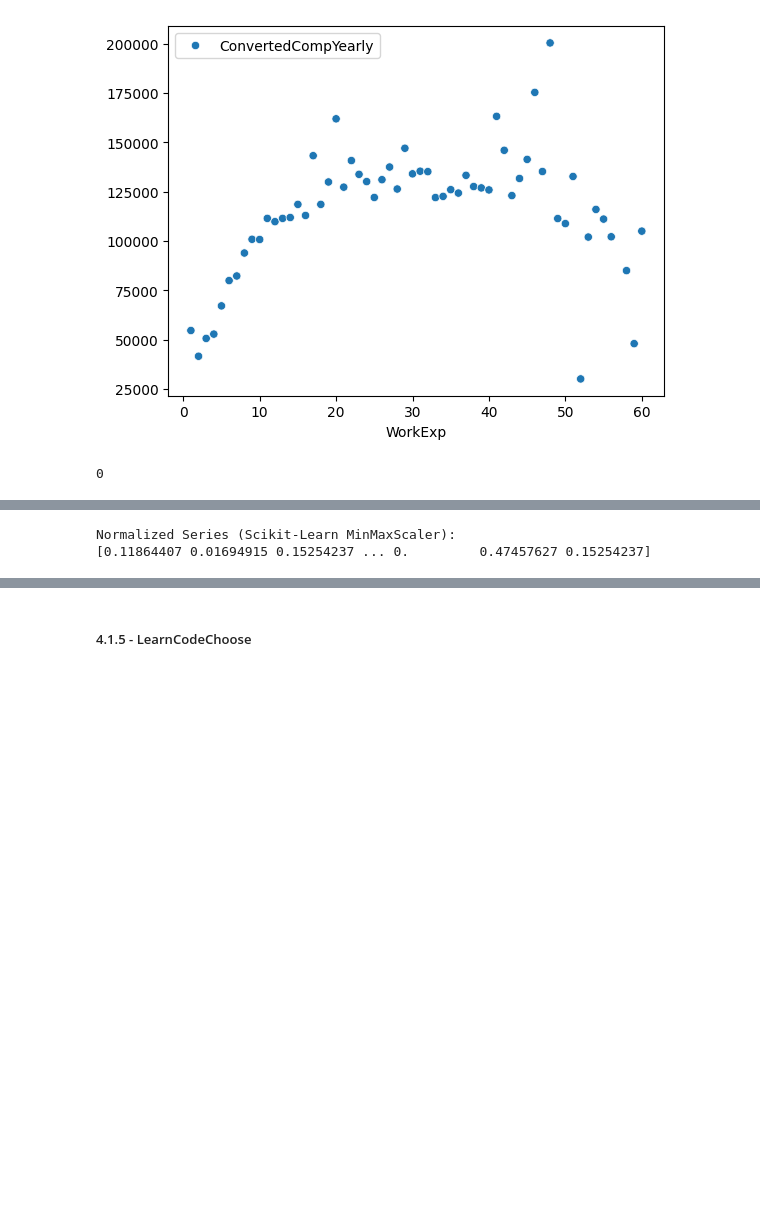
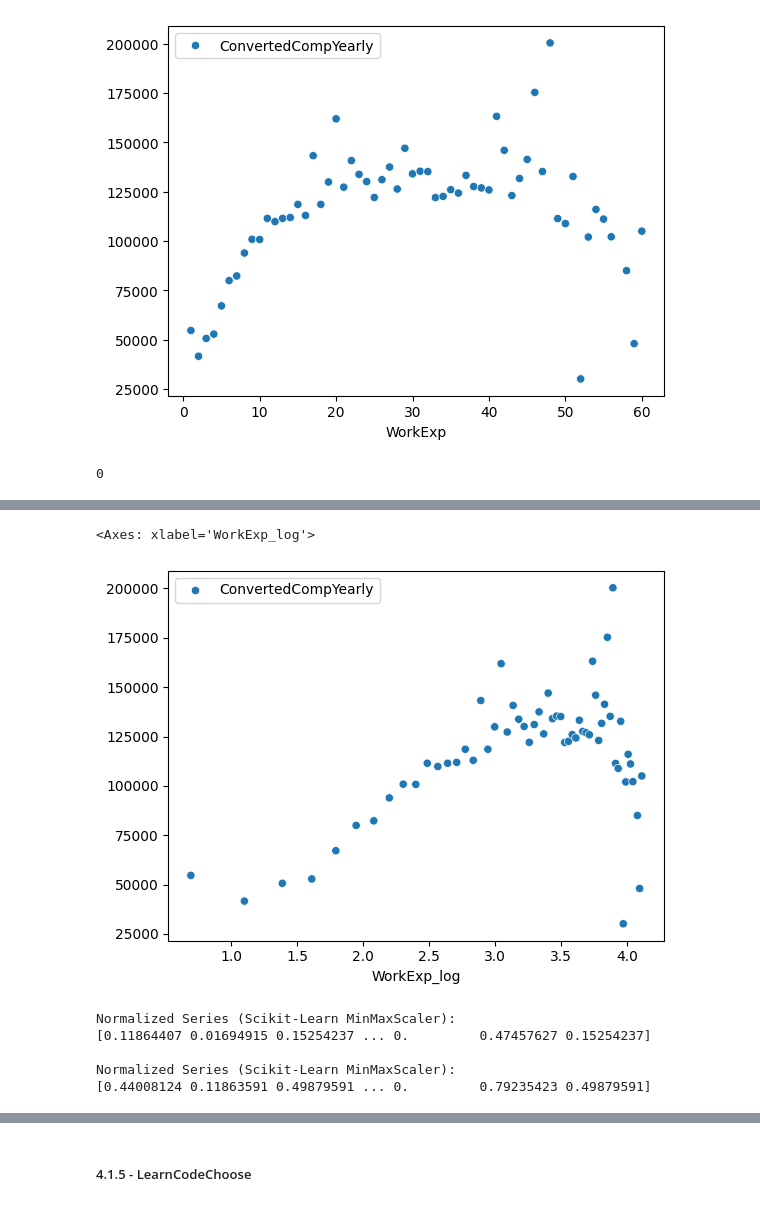
Before and after one commit to ViniciusTMiura/learning-projects, a Jupyter notebook: stackoverflow-udacity-project-course-2/notebooks/01_EDA_and_dataprep.ipynb, the cells around one changed output, grey strips where cells are left out. Cells and saved outputs as stored; diff of their text form; code cells hidden in the pictures; blank space fills up the shorter version.

```diff
--- a/stackoverflow-udacity-project-course-2/notebooks/01_EDA_and_dataprep.ipynb
+++ b/stackoverflow-udacity-project-course-2/notebooks/01_EDA_and_dataprep.ipynb
@@ -1005,5 +1089,14 @@ sum(df_res_pub_final.WorkExp == 0)
+# %%
+sns.scatterplot(df_work_xp_salary_log)
+# %% [output]
+<Axes: xlabel='WorkExp_log'>
+[figure, added]
 # %%
 df_res_pub_final = normalize_column(df_res_pub_final, column='WorkExp', type='MinMaxScaler')
+df_res_pub_final = normalize_column(df_res_pub_final, column='WorkExp_log', type='MinMaxScaler')
 # %% [output]
 Normalized Series (Scikit-Learn MinMaxScaler):
 [0.11864407 0.01694915 0.15254237 ... 0.         0.47457627 0.15254237]
+
+Normalized Series (Scikit-Learn MinMaxScaler):
+[0.44008124 0.11863591 0.49879591 ... 0.         0.79235423 0.49879591]
```
Also changed, not shown: parts of 46 cells of this notebook.
